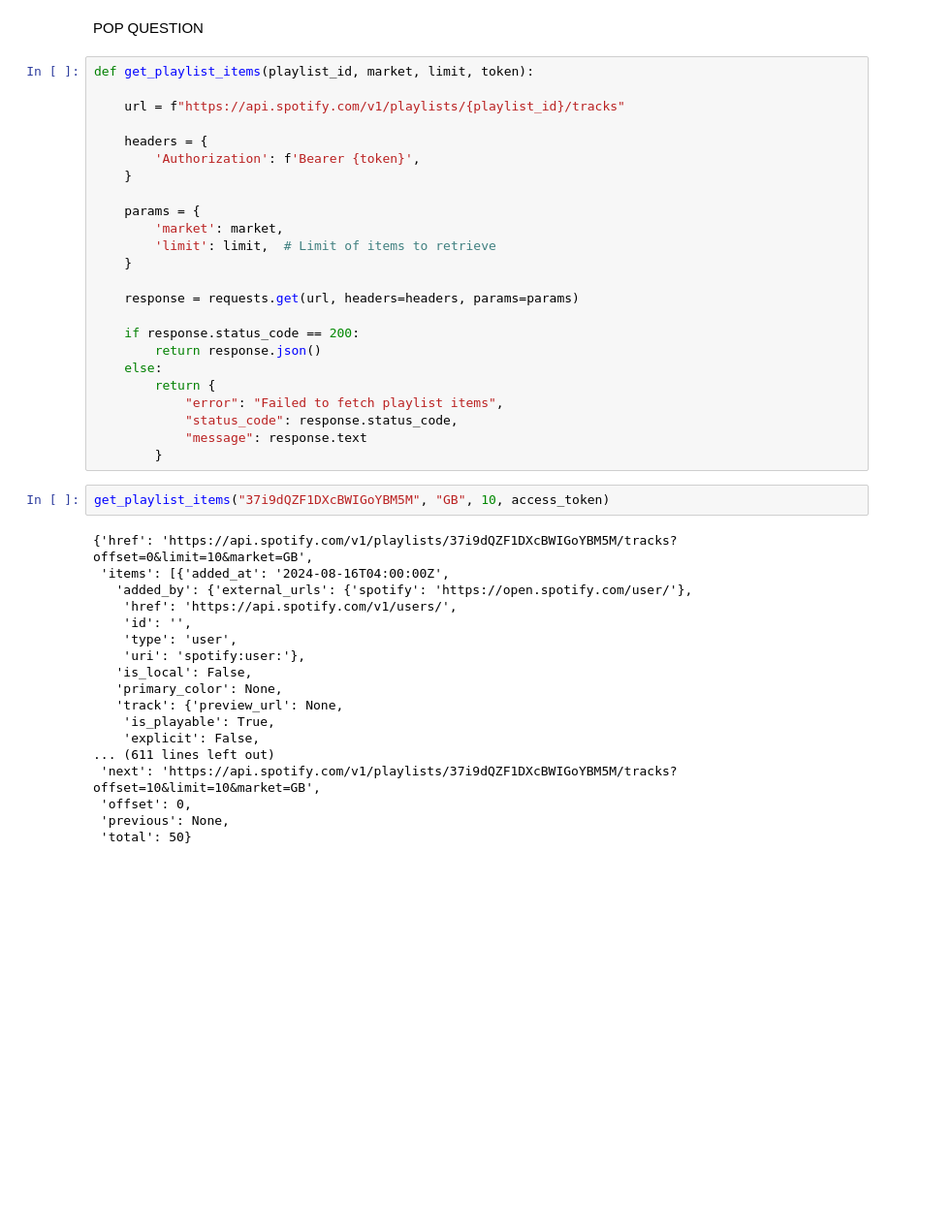
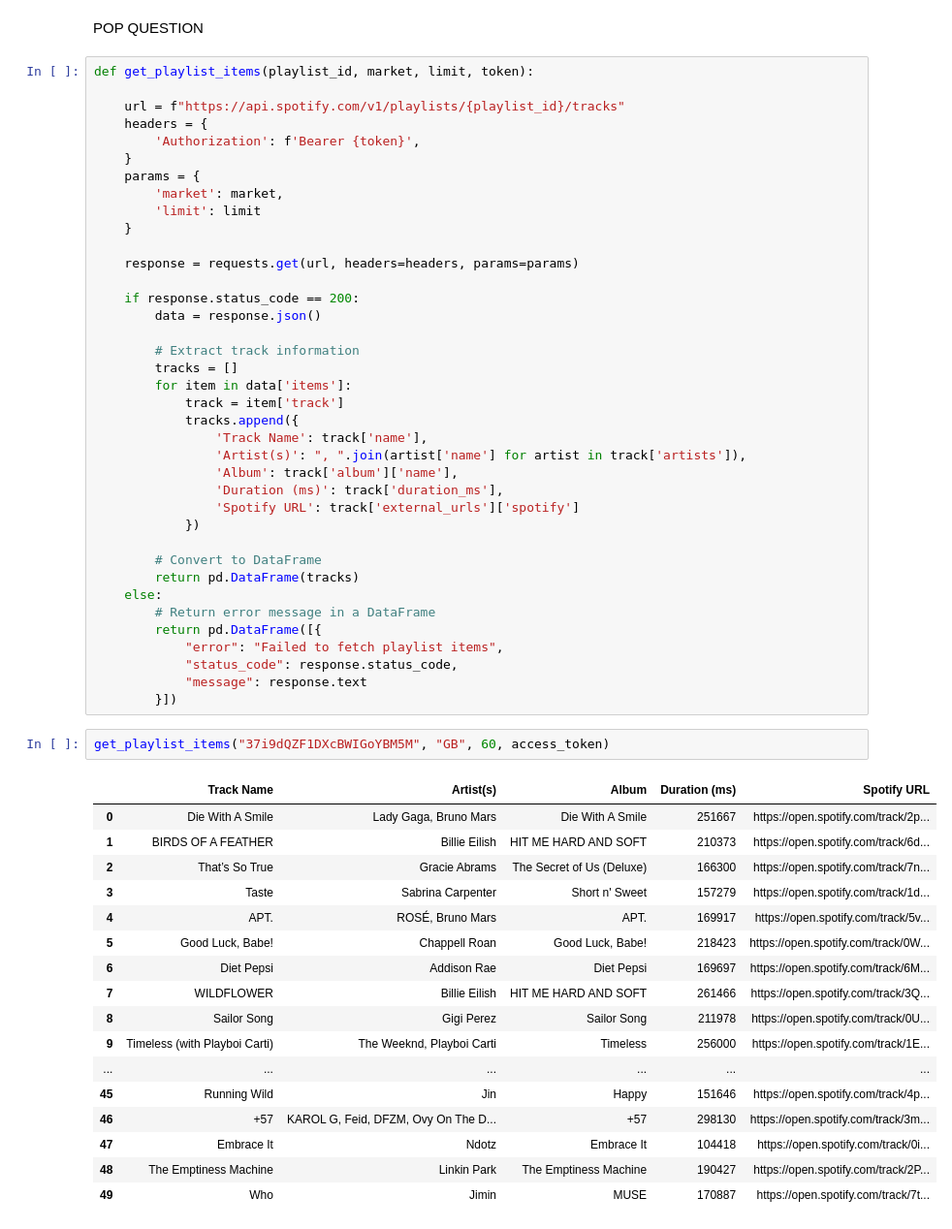
Before and after one commit to deyavuz/ds105a-spotify-research, a Jupyter notebook: code/NB01-Data-Collection.ipynb, the cells around one changed output. Shown at 97% size. Cells and saved outputs as stored; diff of their text form; blank space fills up the shorter version.

Commit message:
Retreive Top Hits data
Retreive Spotify Top Hits aiming to observe female artists

```diff
--- a/code/NB01-Data-Collection.ipynb
+++ b/code/NB01-Data-Collection.ipynb
@@ -161,43 +161,57 @@ POP QUESTION
 def get_playlist_items(playlist_id, market, limit, token):
 
     url = f"https://api.spotify.com/v1/playlists/{playlist_id}/tracks"
-
     headers = {
         'Authorization': f'Bearer {token}',
     }
-
     params = {
         'market': market,
-        'limit': limit,  # Limit of items to retrieve
+        'limit': limit
     }
 
     response = requests.get(url, headers=headers, params=params)
 
     if response.status_code == 200:
-        return response.json()
+        data = response.json()
+
+        # Extract track information
+        tracks = []
+        for item in data['items']:
+            track = item['track']
+            tracks.append({
+                'Track Name': track['name'],
+                'Artist(s)': ", ".join(artist['name'] for artist in track['artists']),
+                'Album': track['album']['name'],
+                'Duration (ms)': track['duration_ms'],
+                'Spotify URL': track['external_urls']['spotify']
+            })
+
+        # Convert to DataFrame
+        return pd.DataFrame(tracks)
     else:
-        return {
+        # Return error message in a DataFrame
+        return pd.DataFrame([{
             "error": "Failed to fetch playlist items",
             "status_code": response.status_code,
             "message": response.text
-        }
+        }])
 # %%
-get_playlist_items("37i9dQZF1DXcBWIGoYBM5M", "GB", 10, access_token)
+get_playlist_items("37i9dQZF1DXcBWIGoYBM5M", "GB", 60, access_token)
 # %% [output]
-{'href': 'https://api.spotify.com/v1/playlists/37i9dQZF1DXcBWIGoYBM5M/tracks?offset=0&limit=10&market=GB',
- 'items': [{'added_at': '2024-08-16T04:00:00Z',
-   'added_by': {'external_urls': {'spotify': 'https://open.spotify.com/user/'},
-    'href': 'https://api.spotify.com/v1/users/',
-    'id': '',
-    'type': 'user',
-    'uri': 'spotify:user:'},
-   'is_local': False,
-   'primary_color': None,
-   'track': {'preview_url': None,
-    'is_playable': True,
-    'explicit': False,
-... (611 lines left out)
- 'next': 'https://api.spotify.com/v1/playlists/37i9dQZF1DXcBWIGoYBM5M/tracks?offset=10&limit=10&market=GB',
- 'offset': 0,
- 'previous': None,
- 'total': 50}
+|  | Track Name | Artist(s) | Album | Duration (ms) | Spotify URL |
+| 0 | Die With A Smile | Lady Gaga, Bruno Mars | Die With A Smile | 251667 | https://open.spotify.com/track/2p... |
+| 1 | BIRDS OF A FEATHER | Billie Eilish | HIT ME HARD AND SOFT | 210373 | https://open.spotify.com/track/6d... |
+| 2 | That’s So True | Gracie Abrams | The Secret of Us (Deluxe) | 166300 | https://open.spotify.com/track/7n... |
+| 3 | Taste | Sabrina Carpenter | Short n' Sweet | 157279 | https://open.spotify.com/track/1d... |
+| 4 | APT. | ROSÉ, Bruno Mars | APT. | 169917 | https://open.spotify.com/track/5v... |
+| 5 | Good Luck, Babe! | Chappell Roan | Good Luck, Babe! | 218423 | https://open.spotify.com/track/0W... |
+| 6 | Diet Pepsi | Addison Rae | Diet Pepsi | 169697 | https://open.spotify.com/track/6M... |
+| 7 | WILDFLOWER | Billie Eilish | HIT ME HARD AND SOFT | 261466 | https://open.spotify.com/track/3Q... |
+| 8 | Sailor Song | Gigi Perez | Sailor Song | 211978 | https://open.spotify.com/track/0U... |
+| 9 | Timeless (with Playboi Carti) | The Weeknd, Playboi Carti | Timeless | 256000 | https://open.spotify.com/track/1E... |
+| ... | ... | ... | ... | ... | ... |
+| 45 | Running Wild | Jin | Happy | 151646 | https://open.spotify.com/track/4p... |
+| 46 | +57 | KAROL G, Feid, DFZM, Ovy On The D... | +57 | 298130 | https://open.spotify.com/track/3m... |
+| 47 | Embrace It | Ndotz | Embrace It | 104418 | https://open.spotify.com/track/0i... |
+| 48 | The Emptiness Machine | Linkin Park | The Emptiness Machine | 190427 | https://open.spotify.com/track/2P... |
+| 49 | Who | Jimin | MUSE | 170887 | https://open.spotify.com/track/7t... |
```
